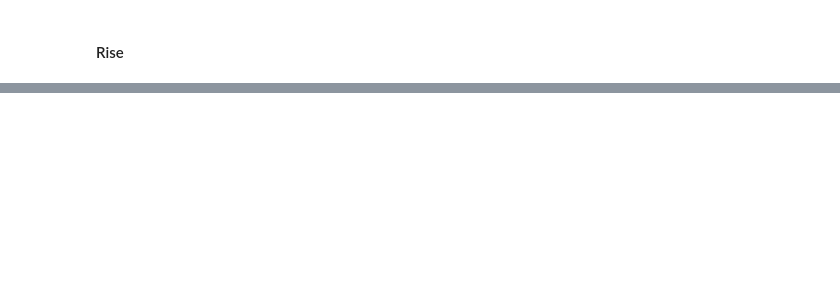
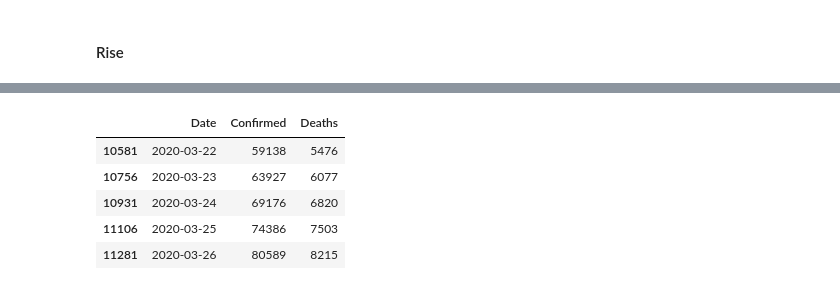
Before and after one commit to nieltg/ncov19-id-analysis, a Jupyter notebook: ncov19-id-analysis.ipynb, the cells around one changed output, grey strips where cells are left out. Saved outputs shown, nothing was run; the diff lists cells and outputs as text; code cells hidden in the pictures; blank space fills up the shorter version.

```diff
--- a/ncov19-id-analysis.ipynb
+++ b/ncov19-id-analysis.ipynb
@@ -119,0 +181,11 @@ _ = plt.xticks(rotation=45, horizontalalignment="right")
+# %%
+dataset_it = dataset[(dataset["Country"] == "Italy") & (dataset["Date"] >= "2020-02-01")]
+dataset_it = dataset_it.drop(columns=["Country"])
+dataset_it.tail()
+# %% [output]
+|  | Date | Confirmed | Deaths |
+| 10581 | 2020-03-22 | 59138 | 5476 |
+| 10756 | 2020-03-23 | 63927 | 6077 |
+| 10931 | 2020-03-24 | 69176 | 6820 |
+| 11106 | 2020-03-25 | 74386 | 7503 |
+| 11281 | 2020-03-26 | 80589 | 8215 |
```
Also changed, not shown: parts of 18 cells of this notebook.
